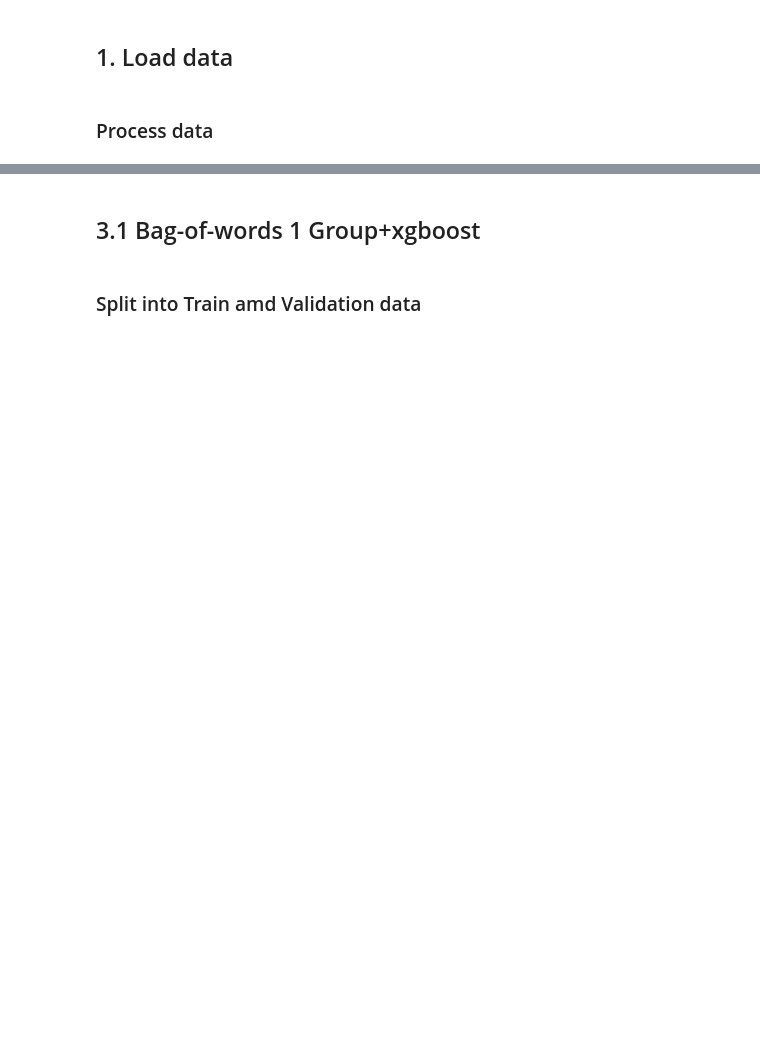
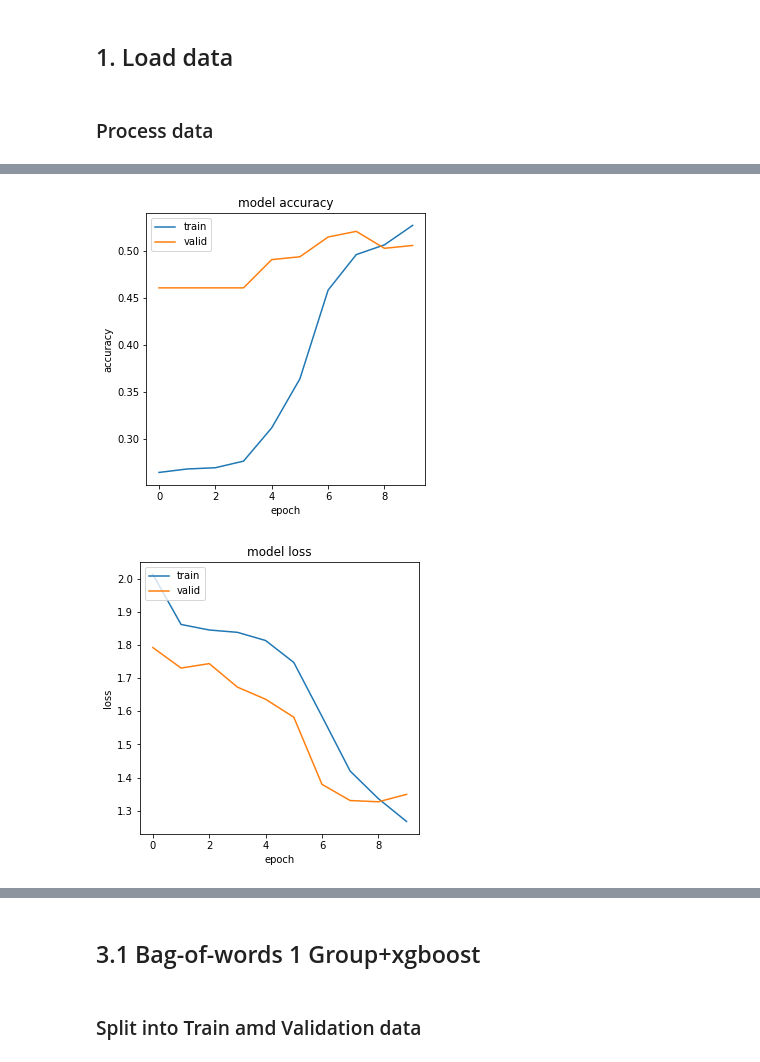
Before and after one commit to dujm/Health_PrecisionMedicine, a Jupyter notebook: notebooks/03Feature_Model_Full_Data.ipynb, the cells around one changed output, grey strips where cells are left out. Cells and saved outputs as stored; diff of their text form; code cells hidden in the pictures; blank space fills up the shorter version.

Commit message:
03 featureunion + keras

```diff
--- a/notebooks/03Feature_Model_Full_Data.ipynb
+++ b/notebooks/03Feature_Model_Full_Data.ipynb
@@ -55,0 +168,2 @@ X.head(1)
+# %%
+estimator=clf.fit(stack_csr, encoded_y, validation_split=0.1, epochs=5, batch_size=32)
@@ -55,0 +199,8 @@ X.head(1)
+# %%
+from keras.callbacks import ModelCheckpoint
+weightsname = '{}{:%Y%m%dT%H%M%S}.hd5'.format(('full_kaggle_kears'), datetime.datetime.now())
+
+checkpointer = ModelCheckpoint(filepath=weightsname, verbose=1, save_best_only=True)
+# %%
+estimator3=clf.fit(stack_csr, encoded_y, validation_split=0.1, epochs=10, \
+                   batch_size=32, verbose=5, callbacks=[checkpointer,history])
@@ -55,0 +225,32 @@ X.head(1)
+# %%
+import matplotlib.pyplot as plt
+
+def plot_history(estimator):
+    fig = plt.figure(figsize=(5,5))
+    #plt.subplot(121)
+    plt.plot(estimator.history['acc'])
+    plt.plot(estimator.history['val_acc'])
+    plt.title('model accuracy')
+    plt.ylabel('accuracy')
+    plt.xlabel('epoch')
+    plt.legend(['train', 'valid'], loc='upper left')
+    plt.show()
+
+# summarize history for loss
+    #plt.subplot(122)
+    fig = plt.figure(figsize=(5,5))
+    plt.plot(estimator.history['loss'])
+    plt.plot(estimator.history['val_loss'])
+    plt.title('model loss')
+    plt.ylabel('loss')
+    plt.xlabel('epoch')
+    plt.legend(['train', 'valid'], loc='upper left')
+    plt.show()
+    figname = '{}{:%Y%m%dT%H%M%S}.png'.format(('full_kaggle_kears'), datetime.datetime.now())
+    fig.savefig(figname,figdpi = 600)
+    plt.close()
+# %%
+plot_history(estimator3)
+# %% [output]
+[figure, added]
+[figure, added]
```
Also changed, not shown: parts of 77 cells of this notebook.
